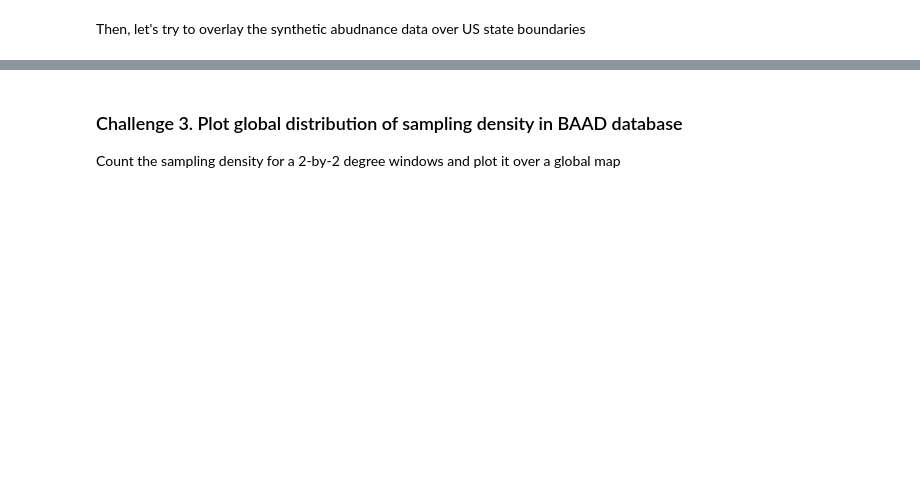
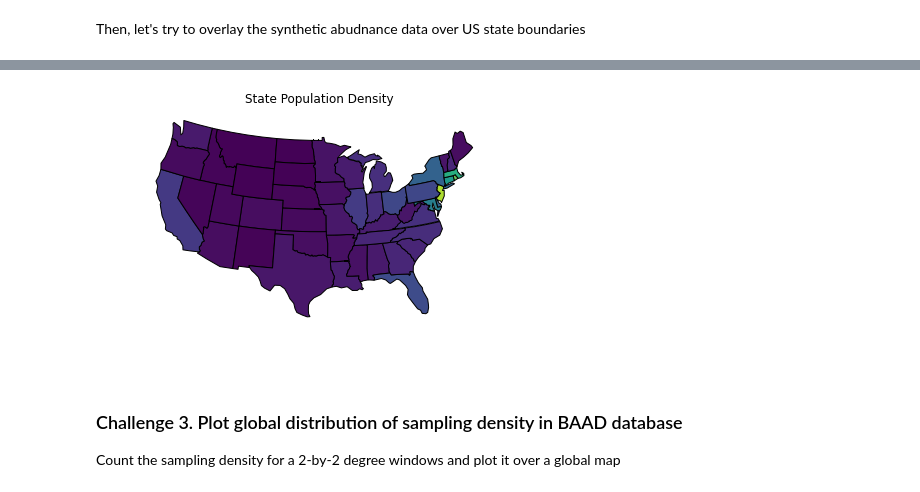
Before and after one commit to xiangtaoxu/QuantitativeEcology, a Jupyter notebook: Lab1/LAB1_data_access_and_visualization.ipynb, the cells around one changed output, grey strips where cells are left out. Drawn from its saved outputs; the diff is of its cells as text; code cells hidden in the pictures; blank space fills up the shorter version.

```diff
--- a/Lab1/LAB1_data_access_and_visualization.ipynb
+++ b/Lab1/LAB1_data_access_and_visualization.ipynb
@@ -625,3 +822,99 @@ plt.show()
+# %%
+import cartopy.io.shapereader as shpreader
+from matplotlib import cm
+
+viridis = cm.get_cmap('viridis')
+
+fig = plt.figure()
+ax = fig.add_axes([0, 0, 1, 1], projection=ccrs.LambertConformal())
+
+ax.set_extent([-125, -66.5, 20, 50], ccrs.PlateCarree())
+
+shapename = 'admin_1_states_provinces_lakes_shp'
+states_shp = shpreader.natural_earth(resolution='110m',
+                                     category='cultural', name=shapename)
+
+popdensity = {
+    'New Jersey':  438.00,
+    'Rhode Island':   387.35,
+    'Massachusetts':   312.68,
+    'Connecticut':    271.40,
+    'Maryland':   209.23,
+    'New York':    155.18,
+    'Delaware':    154.87,
+    'Florida':     114.43,
+    'Ohio':  107.05,
+    'Pennsylvania':  105.80,
+    'Illinois':    86.27,
+    'California':  83.85,
+    'Virginia':    69.03,
+    'Michigan':    67.55,
+    'Indiana':    65.46,
+    'North Carolina':  63.80,
+    'Georgia':     54.59,
+    'Tennessee':   53.29,
+    'New Hampshire':   53.20,
+    'South Carolina':  51.45,
+    'Louisiana':   39.61,
+    'Kentucky':   39.28,
+    'Wisconsin':  38.13,
+    'Washington':  34.20,
+    'Alabama':     33.84,
+    'Missouri':    31.36,
+    'Texas':   30.75,
+    'West Virginia':   29.00,
+    'Vermont':     25.41,
+    'Minnesota':  23.86,
+    'Mississippi':   23.42,
+    'Iowa':  20.22,
+    'Arkansas':    19.82,
+    'Oklahoma':    19.40,
+    'Arizona':     17.43,
+    'Colorado':    16.01,
+    'Maine':  15.95,
+    'Oregon':  13.76,
+    'Kansas':  12.69,
+    'Utah':  10.50,
+    'Nebraska':    8.60,
+    'Nevada':  7.03,
+    'Idaho':   6.04,
+    'New Mexico':  5.79,
+    'South Dakota':  3.84,
+    'North Dakota':  3.59,
+    'Montana':     2.39,
+    'Wyoming':      1.96}
+
+ax.background_patch.set_visible(False)
+ax.outline_patch.set_visible(False)
+
+ax.set_title('State Population Density')
+
+for astate in shpreader.Reader(states_shp).records():
+
+    edgecolor = 'black'
+
+    try:
+        # use the name of this state to get pop_density
+        state_dens = popdensity[ astate.attributes['name'] ]
+    except:
+        state_dens = 0
+
+    # simple scheme to assign color to each state
+    #if state_dens < 40:
+    #    facecolor = "lightyellow"
+    #elif state_dens > 200:
+    #    facecolor = "red"
+    #else:
+    #    facecolor = "pink"
+    facecolor = viridis(state_dens / 500.)
+
+
+    h = ax.add_geometries([astate.geometry], ccrs.PlateCarree(),
+                      facecolor=facecolor, edgecolor=edgecolor)
+
+plt.show()
+# %% [output]
+[figure, added]
 # %% [markdown]
 ### Challenge 3. Plot global distribution of sampling density in BAAD database
 
```
Also changed, not shown: parts of 54 cells of this notebook.
